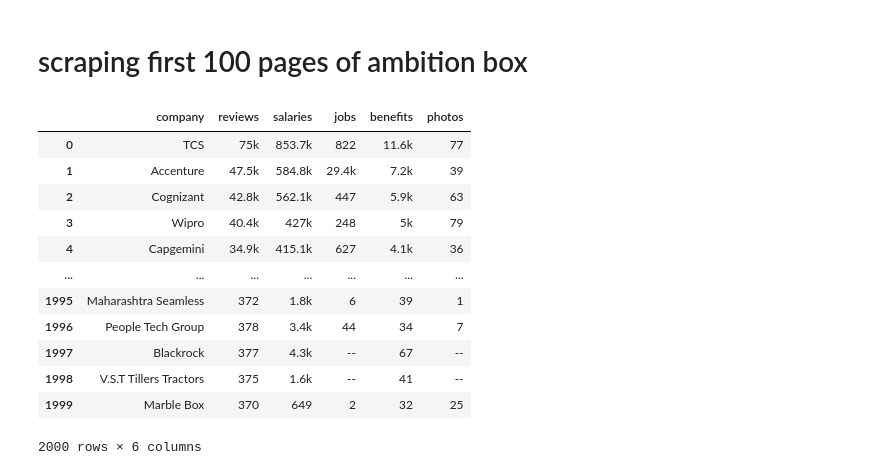
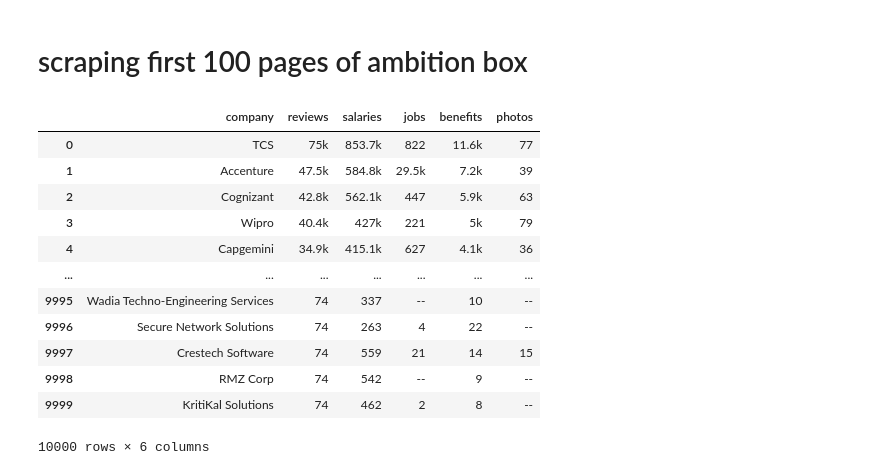
Before and after one commit to abhishekjha462000/data_science_final, a Jupyter notebook: W11_data_analysis_process/08_web_scraping/web_scraping_colt.ipynb, the cells around one changed output. Drawn from its saved outputs; the diff is of its cells as text; code cells hidden in the pictures.

```diff
--- a/W11_data_analysis_process/08_web_scraping/web_scraping_colt.ipynb
+++ b/W11_data_analysis_process/08_web_scraping/web_scraping_colt.ipynb
@@ -526,7 +526,7 @@ photos = []
 
 headers={'User-Agent':'Mozilla/5.0 (Windows NT 6.3; Win 64 ; x64) Apple WeKit /537.36(KHTML , like Gecko) Chrome/80.0.3987.162 Safari/537.36'}
 # %%
-for i in range(100):
+for i in range(500):
     response = requests.get(f'https://www.ambitionbox.com/list-of-companies?page={i+1}', headers = headers)
     soup = BeautifulSoup(response.text, 'html.parser')
 
@@ -547,23 +547,31 @@ for i in range(100):
         benefits.append(data[4])
         photos.append(data[5])
 # %%
-df = pd.DataFrame({'company': company, 'reviews': reviews, 'salaries': salaries, 'jobs': jobs, 'benefits': benefits,
-              'photos': photos})
+df = pd.DataFrame(
+                    {
+                        'company': company,
+                        'reviews': reviews,
+                        'salaries': salaries,
+                        'jobs': jobs,
+                        'benefits': benefits,
+                        'photos': photos
+                    }
+                )
 
 df
 # %% [output]
 |  | company | reviews | salaries | jobs | benefits | photos |
 | 0 | TCS | 75k | 853.7k | 822 | 11.6k | 77 |
-| 1 | Accenture | 47.5k | 584.8k | 29.4k | 7.2k | 39 |
+| 1 | Accenture | 47.5k | 584.8k | 29.5k | 7.2k | 39 |
 | 2 | Cognizant | 42.8k | 562.1k | 447 | 5.9k | 63 |
-| 3 | Wipro | 40.4k | 427k | 248 | 5k | 79 |
+| 3 | Wipro | 40.4k | 427k | 221 | 5k | 79 |
 | 4 | Capgemini | 34.9k | 415.1k | 627 | 4.1k | 36 |
 | ... | ... | ... | ... | ... | ... | ... |
-| 1995 | Maharashtra Seamless | 372 | 1.8k | 6 | 39 | 1 |
-| 1996 | People Tech Group | 378 | 3.4k | 44 | 34 | 7 |
-| 1997 | Blackrock | 377 | 4.3k | -- | 67 | -- |
-| 1998 | V.S.T Tillers Tractors | 375 | 1.6k | -- | 41 | -- |
-| 1999 | Marble Box | 370 | 649 | 2 | 32 | 25 |
+| 9995 | Wadia Techno-Engineering Services | 74 | 337 | -- | 10 | -- |
+| 9996 | Secure Network Solutions | 74 | 263 | 4 | 22 | -- |
+| 9997 | Crestech Software | 74 | 559 | 21 | 14 | 15 |
+| 9998 | RMZ Corp | 74 | 542 | -- | 9 | -- |
+| 9999 | KritiKal Solutions | 74 | 462 | 2 | 8 | -- |
-2000 rows × 6 columns
+10000 rows × 6 columns
 # %%
 df.to_csv('ambition_box.csv', index = False)
```
Also changed, not shown: parts of 4 cells of this notebook, 2 other files.
